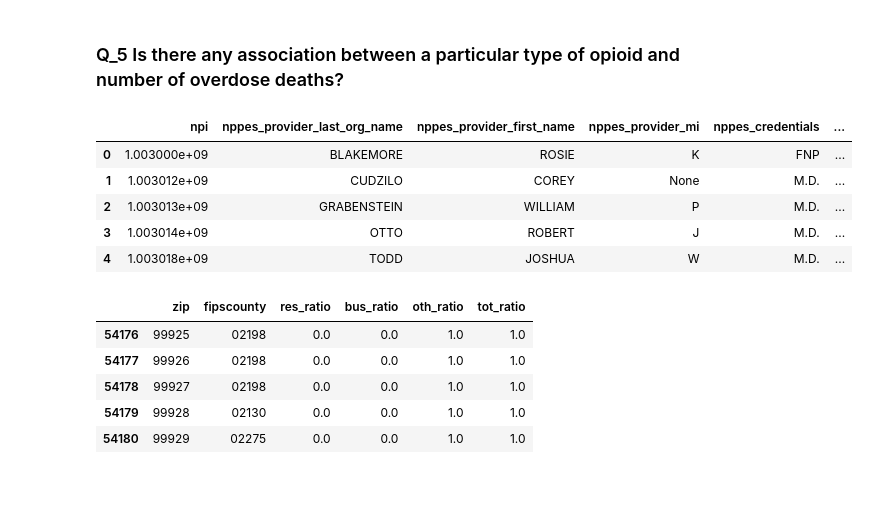
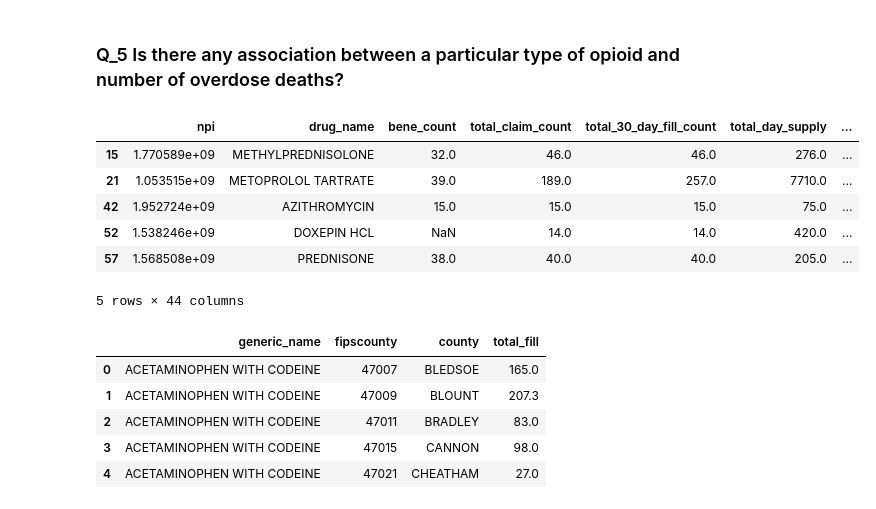
Before and after one commit to NSS-Data-Analytics-Cohort-14/prescribers-python-da14-panda_monium, a Jupyter notebook: notebooks/prescribers.ipynb, the cells around one changed output. Saved outputs shown, nothing was run; the diff lists cells and outputs as text; code cells hidden in the pictures.

```diff
--- a/notebooks/prescribers.ipynb
+++ b/notebooks/prescribers.ipynb
@@ -51,3 +54,11 @@ with engine.connect() as connection:
     cbsa_df = pd.read_sql(text(cbsa_query),con = connection)
     fipscounty_df = pd.read_sql(text(fips_county_query),con = connection)
     overdose_df = pd.read_sql(text(overdose_deaths_query),con = connection)
+# %%
+#convert data type of unmaching fipscounty and overdase dfs
+fipscounty_df['fipscounty'] = fipscounty_df['fipscounty'].astype('object')
+overdose_df['fipscounty'] = overdose_df['fipscounty'].astype('object')
+# %%
+#drop duplicate zipcodes for zipfips_df keeping those with highest tot_ratio
+#zipfips_mod_df = zipfips_df.sort_values('tot_ratio', ascending= False).drop_duplicates('zip')
+zipfips_mod_df= zipfips_df.loc[zipfips_df.groupby('fipscounty')['tot_ratio'].idxmax()].reset_index(drop=True)
@@ -96,0 +130,22 @@ memory usage: 3.7+ MB
+# %%
+#merge all the table except for overdose table
+prescripton_drug = pd.merge(left = prescription_df,
+                            right = drug_df,
+                            how = 'left',
+                            on = 'drug_name'
+                           )
+
+prescription_prescriber = pd.merge(left = prescripton_drug,
+                                   right = prescriber_df,
+                                   how = 'left',
+                                   on = "npi"  )
+prescription_zip = pd.merge(left = prescription_prescriber,
+                            right = zipfips_mod_df,
+                            how = 'left',
+                            left_on = 'nppes_provider_zip5',
+                            right_on = 'zip')
+prescription_county = pd.merge(left = prescription_zip,
+                               right = fipscounty_df,
+                               how = 'left',
+                              on = 'fipscounty')
+prescription_county.info()
@@ -96,0 +173,4 @@ memory usage: 3.7+ MB
+# %%
+#filter the data for TN state
+prescription_county_tn = prescription_county[prescription_county['state'] =='TN' ]
+prescription_county_tn.head()
@@ -104,20 +244,12 @@ prescription_prescription = pd.merge(
 # %% [markdown]
 ### Q_5  Is there any association between a particular type of opioid and number of overdose deaths?
 # %%
-prescriber_df.head()
+prescription_county_tn.head()
 # %% [output]
-|  | npi | nppes_provider_last_org_name | nppes_provider_first_name | nppes_provider_mi | nppes_credentials | ... |
-| 0 | 1.003000e+09 | BLAKEMORE | ROSIE | K | FNP | ... |
-| 1 | 1.003012e+09 | CUDZILO | COREY | None | M.D. | ... |
-| 2 | 1.003013e+09 | GRABENSTEIN | WILLIAM | P | M.D. | ... |
-| 3 | 1.003014e+09 | OTTO | ROBERT | J | M.D. | ... |
-| 4 | 1.003018e+09 | TODD | JOSHUA | W | M.D. | ... |
+|  | npi | drug_name | bene_count | total_claim_count | total_30_day_fill_count | total_day_supply | ... |
+| 15 | 1.770589e+09 | METHYLPREDNISOLONE | 32.0 | 46.0 | 46.0 | 276.0 | ... |
+| 21 | 1.053515e+09 | METOPROLOL TARTRATE | 39.0 | 189.0 | 257.0 | 7710.0 | ... |
+| 42 | 1.952724e+09 | AZITHROMYCIN | 15.0 | 15.0 | 15.0 | 75.0 | ... |
+| 52 | 1.538246e+09 | DOXEPIN HCL | NaN | 14.0 | 14.0 | 420.0 | ... |
+| 57 | 1.568508e+09 | PREDNISONE | 38.0 | 40.0 | 40.0 | 205.0 | ... |
+5 rows × 44 columns
-# %%
-zipfips_df.tail()
-# %% [output]
-|  | zip | fipscounty | res_ratio | bus_ratio | oth_ratio | tot_ratio |
-| 54176 | 99925 | 02198 | 0.0 | 0.0 | 1.0 | 1.0 |
-| 54177 | 99926 | 02198 | 0.0 | 0.0 | 1.0 | 1.0 |
-| 54178 | 99927 | 02198 | 0.0 | 0.0 | 1.0 | 1.0 |
-| 54179 | 99928 | 02130 | 0.0 | 0.0 | 1.0 | 1.0 |
-| 54180 | 99929 | 02275 | 0.0 | 0.0 | 1.0 | 1.0 |
@@ -123,0 +258,12 @@ zipfips_df.tail()
+# %%
+opioid_county = prescription_opioid.groupby(['generic_name', 'fipscounty','county']).agg(
+    total_fill = ('total_30_day_fill_count', 'sum')).reset_index()
+
+opioid_county.head()
+# %% [output]
+|  | generic_name | fipscounty | county | total_fill |
+| 0 | ACETAMINOPHEN WITH CODEINE | 47007 | BLEDSOE | 165.0 |
+| 1 | ACETAMINOPHEN WITH CODEINE | 47009 | BLOUNT | 207.3 |
+| 2 | ACETAMINOPHEN WITH CODEINE | 47011 | BRADLEY | 83.0 |
+| 3 | ACETAMINOPHEN WITH CODEINE | 47015 | CANNON | 98.0 |
+| 4 | ACETAMINOPHEN WITH CODEINE | 47021 | CHEATHAM | 27.0 |
```
Also changed, not shown: parts of 24 cells of this notebook.
